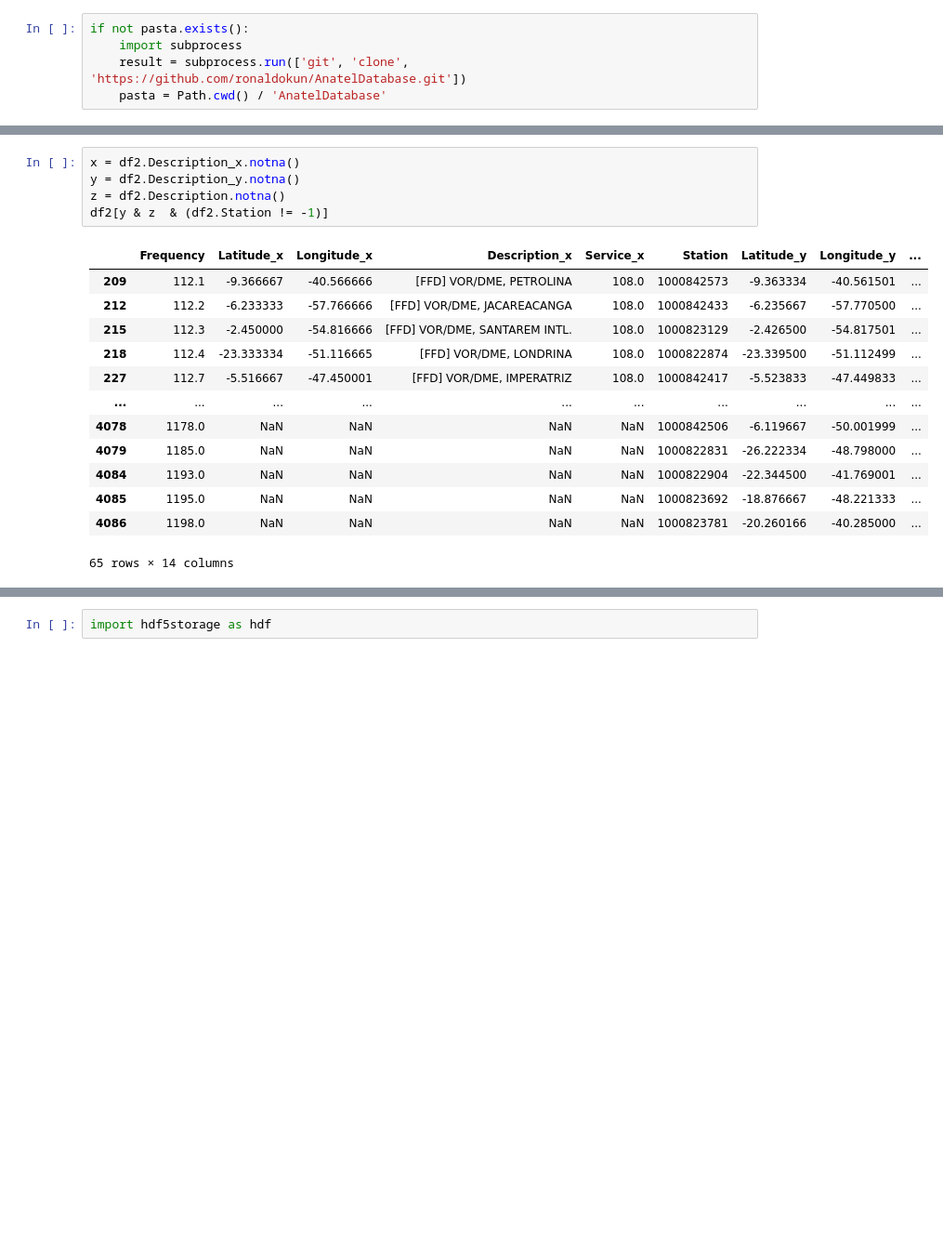
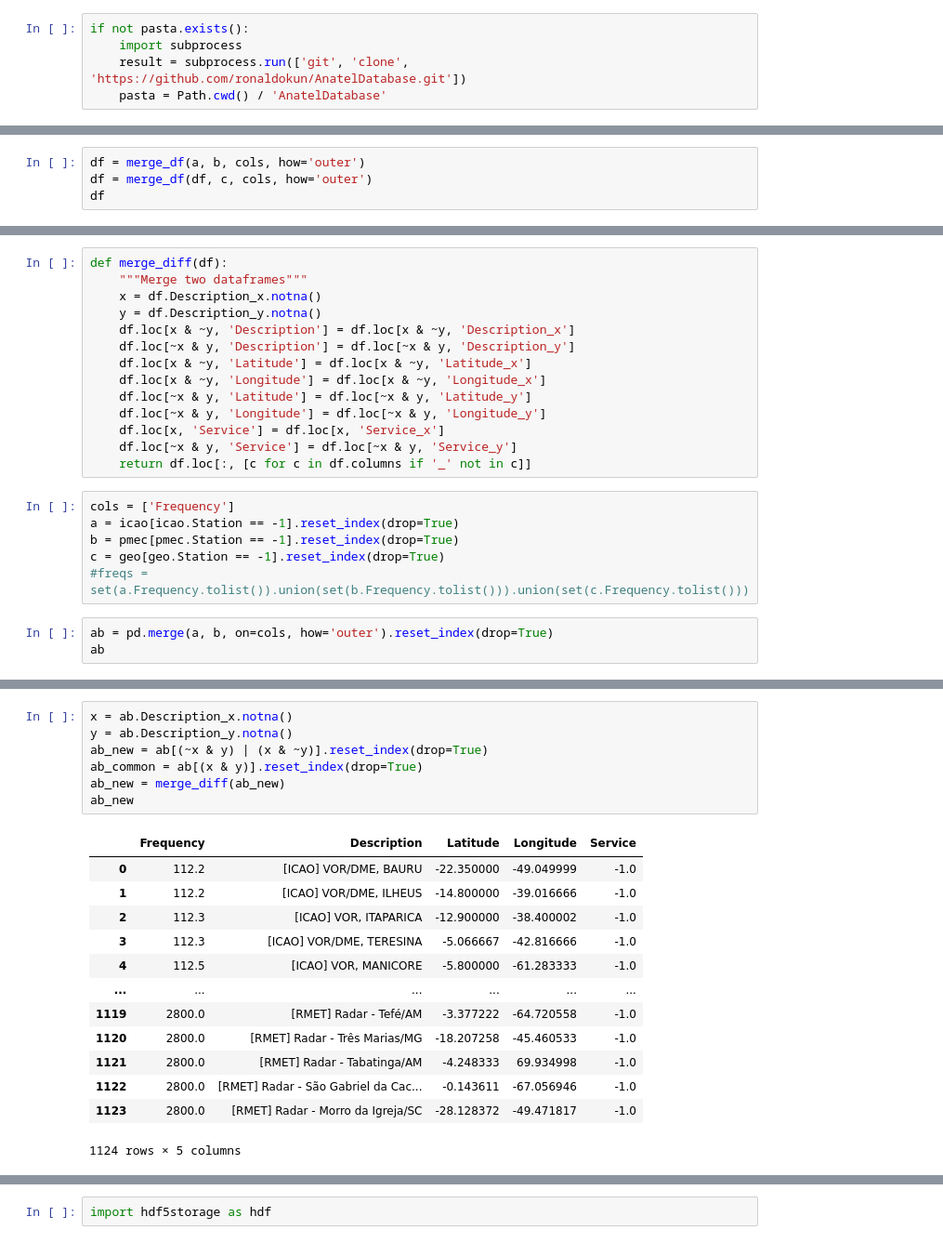
Before and after one commit to ronaldokun/anateldb, a Jupyter notebook: nbs/filter.ipynb, the cells around one changed output, grey strips where cells are left out. Shown at 93% size. Drawn from its saved outputs; the diff is of its cells as text; blank space fills up the shorter version.

```diff
--- a/nbs/filter.ipynb
+++ b/nbs/filter.ipynb
@@ -287,0 +227,4 @@ df2 = pd.merge(icao, pmec, on=cols, how='outer').merge(geo, on=cols, how='outer'
+# %%
+df = merge_df(a, b, cols, how='outer')
+df = merge_df(df, c, cols, how='outer')
+df
@@ -287,0 +245,23 @@ df2 = pd.merge(icao, pmec, on=cols, how='outer').merge(geo, on=cols, how='outer'
+# %%
+def merge_diff(df):
+    """Merge two dataframes"""
+    x = df.Description_x.notna()
+    y = df.Description_y.notna()
+    df.loc[x & ~y, 'Description'] = df.loc[x & ~y, 'Description_x']
+    df.loc[~x & y, 'Description'] = df.loc[~x & y, 'Description_y']
+    df.loc[x & ~y, 'Latitude'] = df.loc[x & ~y, 'Latitude_x']
+    df.loc[x & ~y, 'Longitude'] = df.loc[x & ~y, 'Longitude_x']
+    df.loc[~x & y, 'Latitude'] = df.loc[~x & y, 'Latitude_y']
+    df.loc[~x & y, 'Longitude'] = df.loc[~x & y, 'Longitude_y']
+    df.loc[x, 'Service'] = df.loc[x, 'Service_x']
+    df.loc[~x & y, 'Service'] = df.loc[~x & y, 'Service_y']
+    return df.loc[:, [c for c in df.columns if '_' not in c]]
+# %%
+cols = ['Frequency']
+a = icao[icao.Station == -1].reset_index(drop=True)
+b = pmec[pmec.Station == -1].reset_index(drop=True)
+c = geo[geo.Station == -1].reset_index(drop=True)
+#freqs = set(a.Frequency.tolist()).union(set(b.Frequency.tolist())).union(set(c.Frequency.tolist()))
+# %%
+ab = pd.merge(a, b, on=cols, how='outer').reset_index(drop=True)
+ab
@@ -288,19 +282,21 @@ df2 = pd.merge(icao, pmec, on=cols, how='outer').merge(geo, on=cols, how='outer'
 # %%
-x = df2.Description_x.notna()
-y = df2.Description_y.notna()
-z = df2.Description.notna()
-df2[y & z  & (df2.Station != -1)]
+x = ab.Description_x.notna()
+y = ab.Description_y.notna()
+ab_new = ab[(~x & y) | (x & ~y)].reset_index(drop=True)
+ab_common = ab[(x & y)].reset_index(drop=True)
+ab_new = merge_diff(ab_new)
+ab_new
 # %% [output]
-|  | Frequency | Latitude_x | Longitude_x | Description_x | Service_x | Station | Latitude_y | Longitude_y | ... |
-| 209 | 112.1 | -9.366667 | -40.566666 | [FFD] VOR/DME, PETROLINA | 108.0 | 1000842573 | -9.363334 | -40.561501 | ... |
-| 212 | 112.2 | -6.233333 | -57.766666 | [FFD] VOR/DME, JACAREACANGA | 108.0 | 1000842433 | -6.235667 | -57.770500 | ... |
-| 215 | 112.3 | -2.450000 | -54.816666 | [FFD] VOR/DME, SANTAREM INTL. | 108.0 | 1000823129 | -2.426500 | -54.817501 | ... |
-| 218 | 112.4 | -23.333334 | -51.116665 | [FFD] VOR/DME, LONDRINA | 108.0 | 1000822874 | -23.339500 | -51.112499 | ... |
-| 227 | 112.7 | -5.516667 | -47.450001 | [FFD] VOR/DME, IMPERATRIZ | 108.0 | 1000842417 | -5.523833 | -47.449833 | ... |
-| ... | ... | ... | ... | ... | ... | ... | ... | ... | ... |
-| 4078 | 1178.0 | NaN | NaN | NaN | NaN | 1000842506 | -6.119667 | -50.001999 | ... |
-| 4079 | 1185.0 | NaN | NaN | NaN | NaN | 1000822831 | -26.222334 | -48.798000 | ... |
-| 4084 | 1193.0 | NaN | NaN | NaN | NaN | 1000822904 | -22.344500 | -41.769001 | ... |
-| 4085 | 1195.0 | NaN | NaN | NaN | NaN | 1000823692 | -18.876667 | -48.221333 | ... |
-| 4086 | 1198.0 | NaN | NaN | NaN | NaN | 1000823781 | -20.260166 | -40.285000 | ... |
+|  | Frequency | Description | Latitude | Longitude | Service |
+| 0 | 112.2 | [ICAO] VOR/DME, BAURU | -22.350000 | -49.049999 | -1.0 |
+| 1 | 112.2 | [ICAO] VOR/DME, ILHEUS | -14.800000 | -39.016666 | -1.0 |
+| 2 | 112.3 | [ICAO] VOR, ITAPARICA | -12.900000 | -38.400002 | -1.0 |
+| 3 | 112.3 | [ICAO] VOR/DME, TERESINA | -5.066667 | -42.816666 | -1.0 |
+| 4 | 112.5 | [ICAO] VOR, MANICORE | -5.800000 | -61.283333 | -1.0 |
+| ... | ... | ... | ... | ... | ... |
+| 1119 | 2800.0 | [RMET] Radar - Tefé/AM | -3.377222 | -64.720558 | -1.0 |
+| 1120 | 2800.0 | [RMET] Radar - Três Marias/MG | -18.207258 | -45.460533 | -1.0 |
+| 1121 | 2800.0 | [RMET] Radar - Tabatinga/AM | -4.248333 | 69.934998 | -1.0 |
+| 1122 | 2800.0 | [RMET] Radar - São Gabriel da Cac... | -0.143611 | -67.056946 | -1.0 |
+| 1123 | 2800.0 | [RMET] Radar - Morro da Igreja/SC | -28.128372 | -49.471817 | -1.0 |
-65 rows × 14 columns
+1124 rows × 5 columns
```
Also changed, not shown: parts of 25 cells of this notebook, 4 other files.
